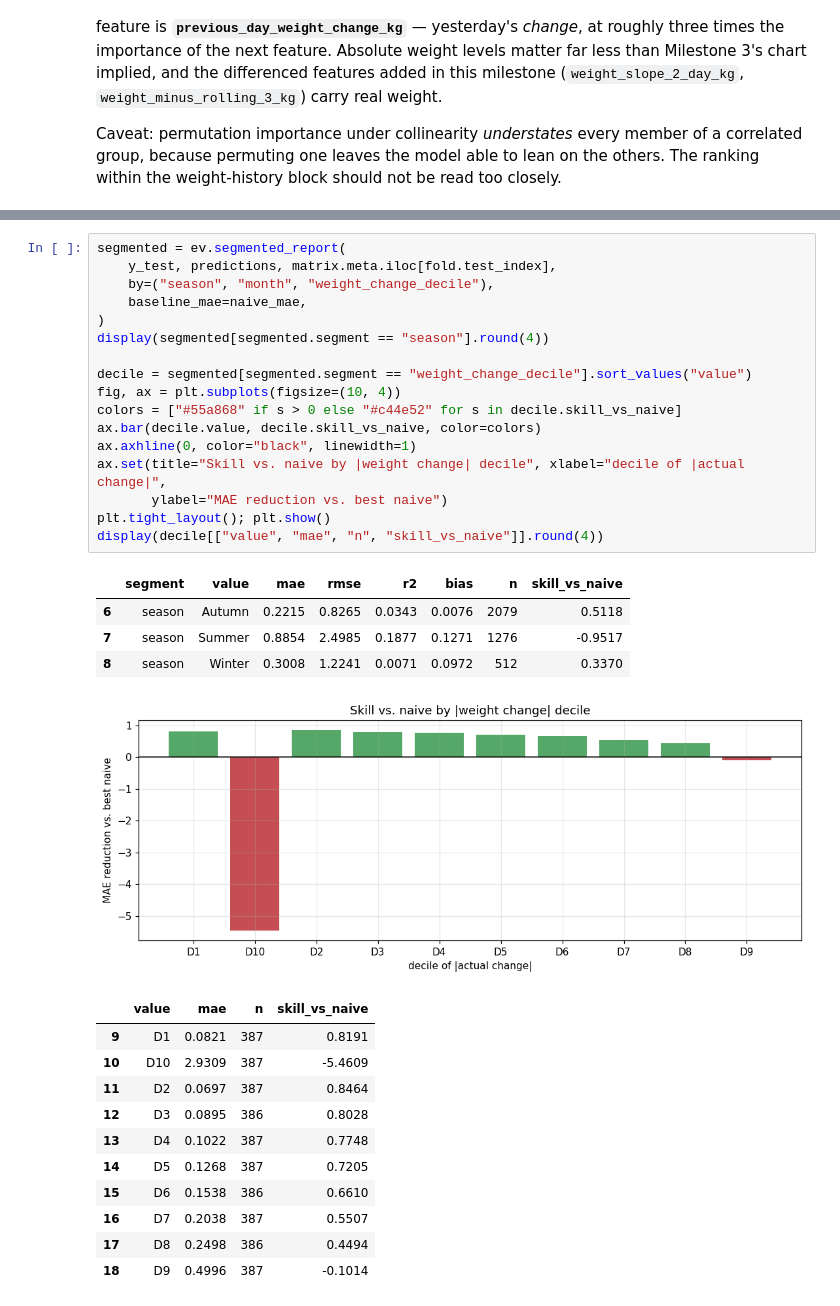
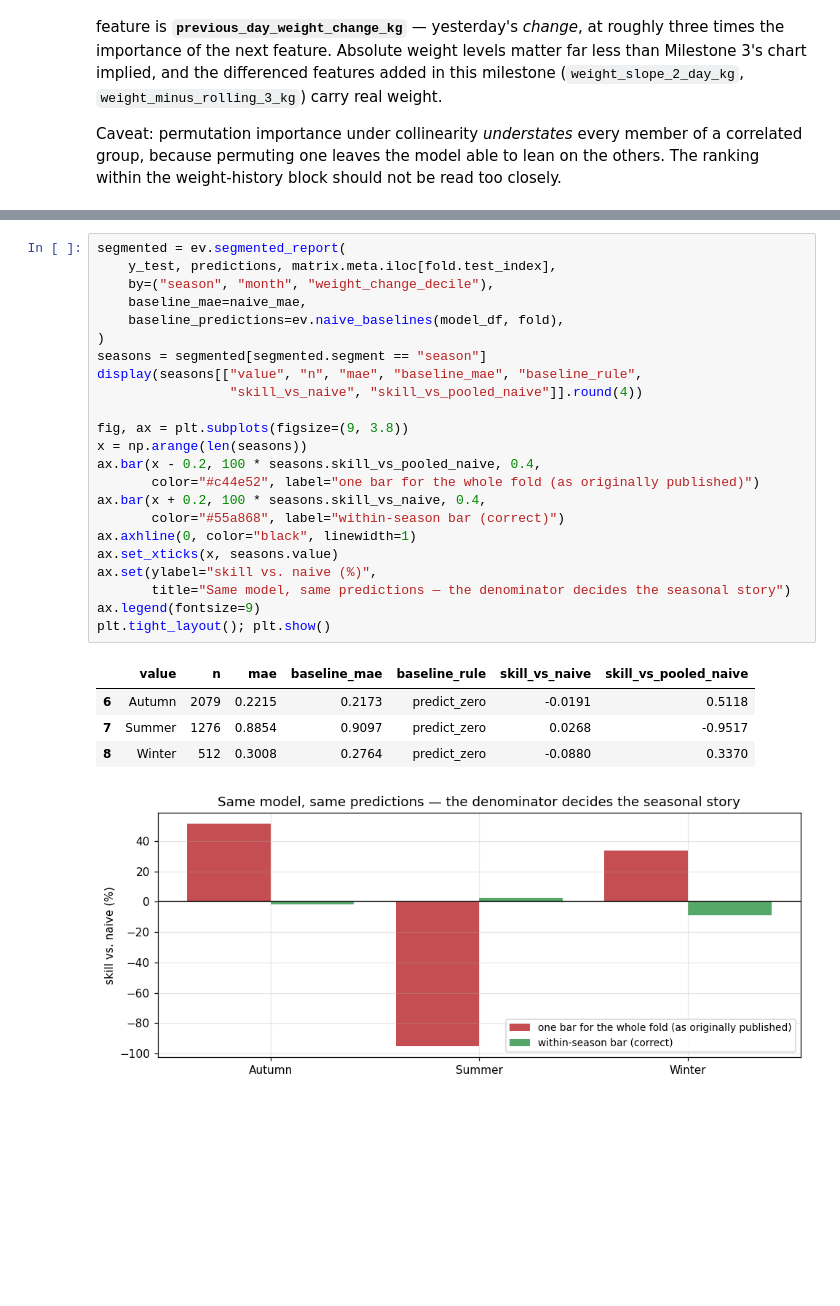
Before and after one commit to stephfn/honey-yield-predictive-model, a Jupyter notebook: Milestone_4.ipynb, the cells around one changed output, grey strips where cells are left out. Cells and saved outputs as stored; diff of their text form; blank space fills up the shorter version.

```diff
--- a/Milestone_4.ipynb
+++ b/Milestone_4.ipynb
@@ -706,34 +742,29 @@ ranking within the weight-history block should not be read too closely.
 # %%
 segmented = ev.segmented_report(
     y_test, predictions, matrix.meta.iloc[fold.test_index],
     by=("season", "month", "weight_change_decile"),
     baseline_mae=naive_mae,
+    baseline_predictions=ev.naive_baselines(model_df, fold),
 )
-display(segmented[segmented.segment == "season"].round(4))
+seasons = segmented[segmented.segment == "season"]
+display(seasons[["value", "n", "mae", "baseline_mae", "baseline_rule",
+                 "skill_vs_naive", "skill_vs_pooled_naive"]].round(4))
 
-decile = segmented[segmented.segment == "weight_change_decile"].sort_values("value")
-fig, ax = plt.subplots(figsize=(10, 4))
-colors = ["#55a868" if s > 0 else "#c44e52" for s in decile.skill_vs_naive]
-ax.bar(decile.value, decile.skill_vs_naive, color=colors)
+fig, ax = plt.subplots(figsize=(9, 3.8))
+x = np.arange(len(seasons))
+ax.bar(x - 0.2, 100 * seasons.skill_vs_pooled_naive, 0.4,
+       color="#c44e52", label="one bar for the whole fold (as originally published)")
+ax.bar(x + 0.2, 100 * seasons.skill_vs_naive, 0.4,
+       color="#55a868", label="within-season bar (correct)")
 ax.axhline(0, color="black", linewidth=1)
-ax.set(title="Skill vs. naive by |weight change| decile", xlabel="decile of |actual change|",
-       ylabel="MAE reduction vs. best naive")
+ax.set_xticks(x, seasons.value)
+ax.set(ylabel="skill vs. naive (%)",
+       title="Same model, same predictions — the denominator decides the seasonal story")
+ax.legend(fontsize=9)
 plt.tight_layout(); plt.show()
-display(decile[["value", "mae", "n", "skill_vs_naive"]].round(4))
 # %% [output]
-|  | segment | value | mae | rmse | r2 | bias | n | skill_vs_naive |
-| 6 | season | Autumn | 0.2215 | 0.8265 | 0.0343 | 0.0076 | 2079 | 0.5118 |
-| 7 | season | Summer | 0.8854 | 2.4985 | 0.1877 | 0.1271 | 1276 | -0.9517 |
-| 8 | season | Winter | 0.3008 | 1.2241 | 0.0071 | 0.0972 | 512 | 0.3370 |
+|  | value | n | mae | baseline_mae | baseline_rule | skill_vs_naive | skill_vs_pooled_naive |
+| 6 | Autumn | 2079 | 0.2215 | 0.2173 | predict_zero | -0.0191 | 0.5118 |
+| 7 | Summer | 1276 | 0.8854 | 0.9097 | predict_zero | 0.0268 | -0.9517 |
+| 8 | Winter | 512 | 0.3008 | 0.2764 | predict_zero | -0.0880 | 0.3370 |
-[figure, old version]
+[figure, new version]
-|  | value | mae | n | skill_vs_naive |
-| 9 | D1 | 0.0821 | 387 | 0.8191 |
-| 10 | D10 | 2.9309 | 387 | -5.4609 |
-| 11 | D2 | 0.0697 | 387 | 0.8464 |
-| 12 | D3 | 0.0895 | 386 | 0.8028 |
-| 13 | D4 | 0.1022 | 387 | 0.7748 |
-| 14 | D5 | 0.1268 | 387 | 0.7205 |
-| 15 | D6 | 0.1538 | 386 | 0.6610 |
-| 16 | D7 | 0.2038 | 387 | 0.5507 |
-| 17 | D8 | 0.2498 | 386 | 0.4494 |
-| 18 | D9 | 0.4996 | 387 | -0.1014 |
```
Also changed, not shown: parts of 14 cells of this notebook, 44 other files.
